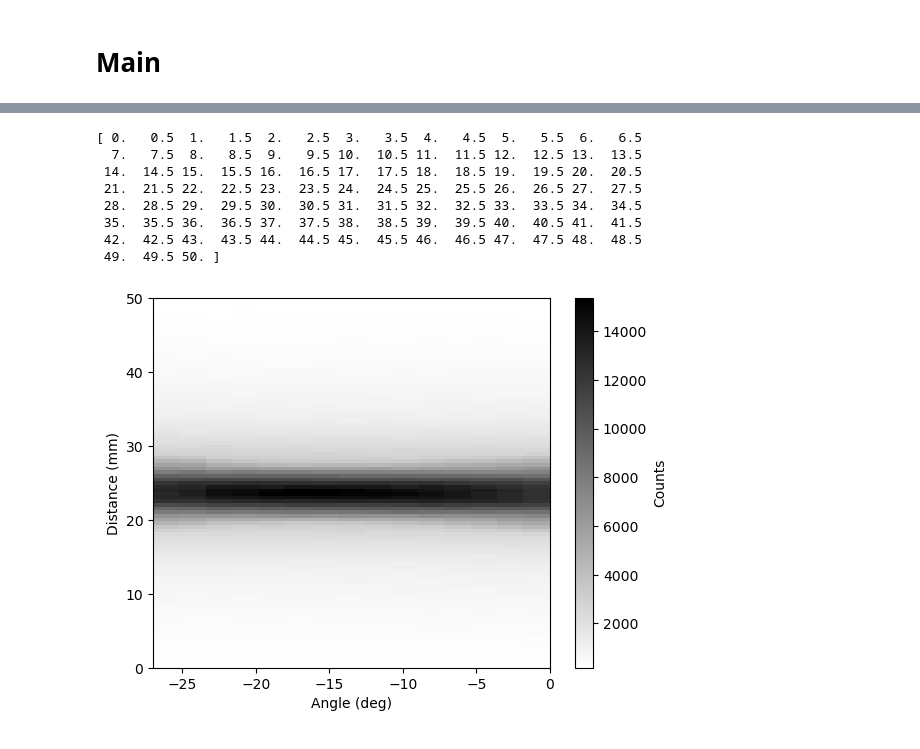
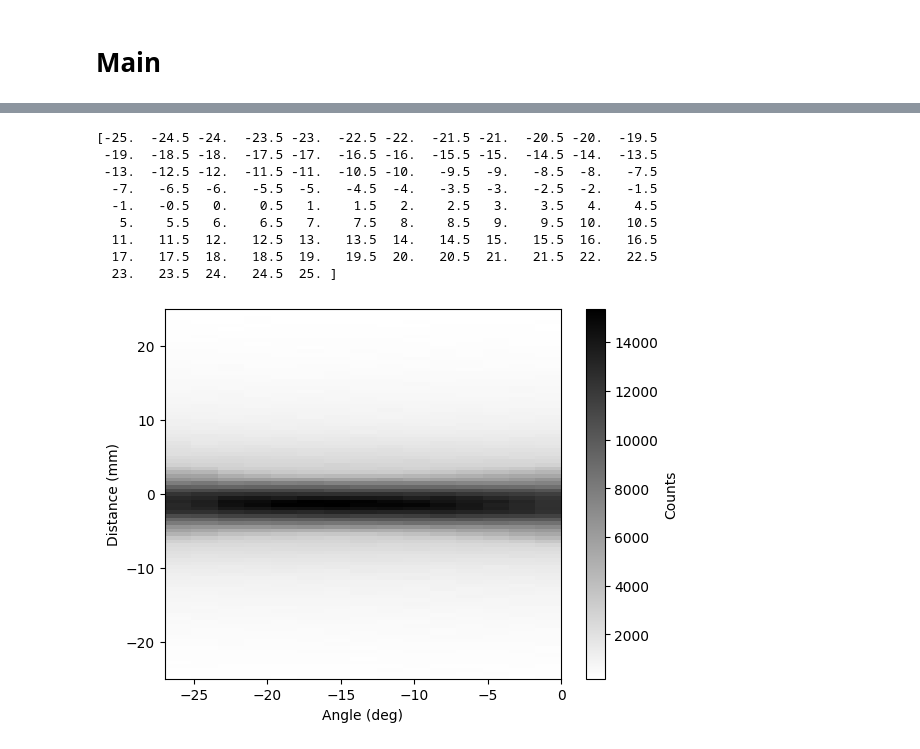
Before and after one commit to MarkZhit/PHYS409-PET, a Jupyter notebook: main.ipynb, the cells around one changed output, grey strips where cells are left out. Drawn from its saved outputs; the diff is of its cells as text; code cells hidden in the pictures.

```diff
--- a/main.ipynb
+++ b/main.ipynb
@@ -11,10 +11,11 @@ import matplotlib.pyplot as plt
 def readData(directory):
     angle_pattern = re.compile(r"(-?\d+_\d+)\s*Deg")
     angle_to_counts = {}
-    distances_ref = None
+    distances_ref = []
     for fname in os.listdir(directory):
         if not fname.endswith(".dat"):
             continue
+        # print(fname)
 
         match = angle_pattern.search(fname)
         if not match:
@@ -28,36 +29,57 @@ def readData(directory):
             skiprows=1,
             names=["Distance", "Counts"]
         )
-
+        # print(distances_ref)
         # if distances_ref is None:
-        if (distances_ref is None):
+        if (np.size(distances_ref) == 0):
             distances_ref = data["Distance"].to_numpy()
-        elif (distances_ref != data["Distance"].to_numpy()):
+        elif (not (distances_ref == data["Distance"].to_numpy()).all()):
             raise ValueError("Distance grid mismatch in file: " + fname)
+        # print(distances_ref)
 
         angle_to_counts[angle] = data["Counts"].to_numpy()
 
     angles = np.array(sorted(angle_to_counts.keys()))
+    # print(angles)
     # Build 2D array: rows = distance, cols = angle
     counts_2d = np.column_stack([angle_to_counts[a] for a in angles])
+
+    midpoint = (distances_ref[-1] - distances_ref[0])/2
+    distances_ref = distances_ref - midpoint
+    # print(distances_ref)
     return counts_2d, distances_ref, angles
 
-def display_image(count, distance, angles):
+def display_raw_sinogram(count, distance, angle, savename):
     plt.figure()
     plt.imshow(
         count,
         origin="lower",
         aspect="auto",
         extent=[
-            angles[0], angles[-1],
+            angle[0], angle[-1],
             distance[0], distance[-1]],
         cmap="gray_r"
     )
     plt.xlabel("Angle (deg)")
     plt.ylabel("Distance (mm)")
     plt.colorbar(label="Counts")
+    plt.savefig(savename)
     plt.show()
     return
+
+def display_reconstructed_image(recon, distance, savename):
+    plt.figure()
+    plt.imshow(recon, extent=[
+        distance[0], distance[-1],
+        distance[0], distance[-1]],
+               cmap="gray_r", origin="lower")
+    plt.colorbar(label="Reconstructed intensity")
+    plt.title("Backprojection reconstruction")
+    plt.ylabel("Distance (mm)")
+    plt.xlabel("Distance (mm)")
+    plt.savefig(savename)
+    plt.show()
+    return
 # %%
 
 directory = "./data/Preliminary Scan - 2026-01-09"
@@ -65,15 +97,16 @@ countArr, distance, angles = readData(directory)
 # %%
 print(distance)
 # %% [output]
-[ 0.   0.5  1.   1.5  2.   2.5  3.   3.5  4.   4.5  5.   5.5  6.   6.5
-  7.   7.5  8.   8.5  9.   9.5 10.  10.5 11.  11.5 12.  12.5 13.  13.5
- 14.  14.5 15.  15.5 16.  16.5 17.  17.5 18.  18.5 19.  19.5 20.  20.5
- 21.  21.5 22.  22.5 23.  23.5 24.  24.5 25.  25.5 26.  26.5 27.  27.5
- 28.  28.5 29.  29.5 30.  30.5 31.  31.5 32.  32.5 33.  33.5 34.  34.5
- 35.  35.5 36.  36.5 37.  37.5 38.  38.5 39.  39.5 40.  40.5 41.  41.5
- 42.  42.5 43.  43.5 44.  44.5 45.  45.5 46.  46.5 47.  47.5 48.  48.5
- 49.  49.5 50. ]
+[-25.  -24.5 -24.  -23.5 -23.  -22.5 -22.  -21.5 -21.  -20.5 -20.  -19.5
+ -19.  -18.5 -18.  -17.5 -17.  -16.5 -16.  -15.5 -15.  -14.5 -14.  -13.5
+ -13.  -12.5 -12.  -11.5 -11.  -10.5 -10.   -9.5  -9.   -8.5  -8.   -7.5
+  -7.   -6.5  -6.   -5.5  -5.   -4.5  -4.   -3.5  -3.   -2.5  -2.   -1.5
+  -1.   -0.5   0.    0.5   1.    1.5   2.    2.5   3.    3.5   4.    4.5
+   5.    5.5   6.    6.5   7.    7.5   8.    8.5   9.    9.5  10.   10.5
+  11.   11.5  12.   12.5  13.   13.5  14.   14.5  15.   15.5  16.   16.5
+  17.   17.5  18.   18.5  19.   19.5  20.   20.5  21.   21.5  22.   22.5
+  23.   23.5  24.   24.5  25. ]
 # %%
-display_image(countArr, distance, angles)
+display_raw_sinogram(countArr, distance, angles, "prelim scan sinogram")
 # %% [output]
-[figure, old version]
+[figure, new version]
```
Also changed, not shown: parts of 2 cells of this notebook, 1 other file.
